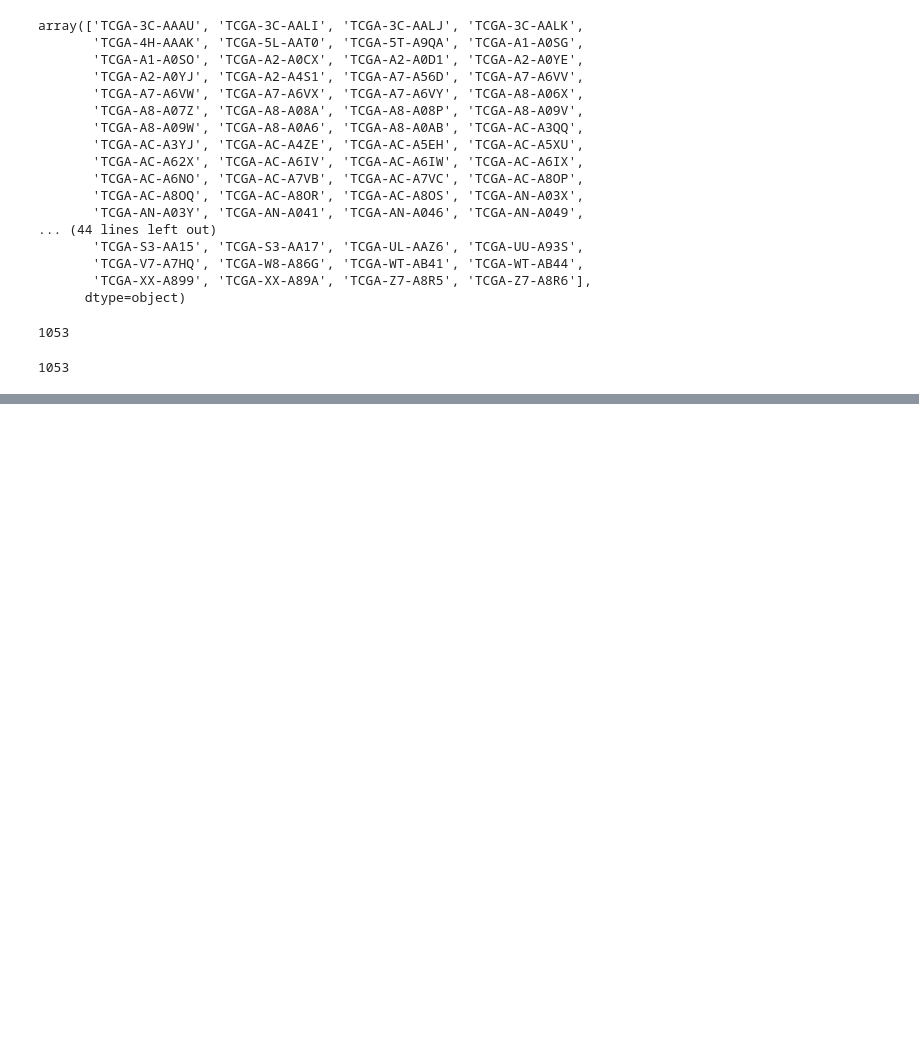
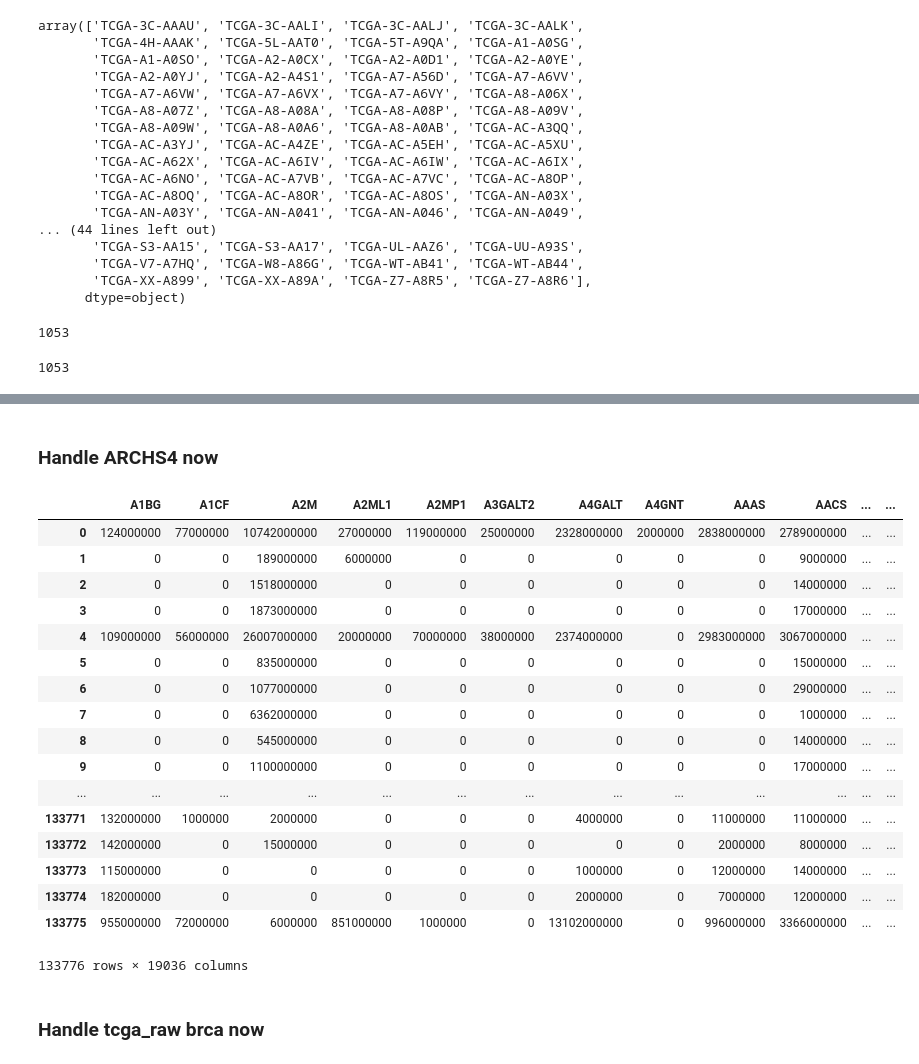
Before and after one commit to DEIB-GECO/brca_subtype, a Jupyter notebook: notebooks/ARCHS4_tcga_preprocessing.ipynb, the cells around one changed output, grey strips where cells are left out. Cells and saved outputs as stored; diff of their text form; code cells hidden in the pictures; blank space fills up the shorter version.

```diff
--- a/notebooks/ARCHS4_tcga_preprocessing.ipynb
+++ b/notebooks/ARCHS4_tcga_preprocessing.ipynb
@@ -258,0 +303,29 @@ tcga_raw_no_brca.to_pickle("../data/tcga_raw_no_labelled_brca_19036.pkl")
+# %% [markdown]
+### Handle ARCHS4 now
+# %%
+archs4_full = pd.read_pickle("../data/archs4_full_19036.pkl")
+# %%
+archs4_full = archs4_full.astype("int64")
+# %%
+archs4_full_1000000 = archs4_full*1000*1000
+# %%
+archs4_full_1000000
+# %% [output]
+|  | A1BG | A1CF | A2M | A2ML1 | A2MP1 | A3GALT2 | A4GALT | A4GNT | AAAS | AACS | ... | ... |
+| 0 | 124000000 | 77000000 | 10742000000 | 27000000 | 119000000 | 25000000 | 2328000000 | 2000000 | 2838000000 | 2789000000 | ... | ... |
+| 1 | 0 | 0 | 189000000 | 6000000 | 0 | 0 | 0 | 0 | 0 | 9000000 | ... | ... |
+| 2 | 0 | 0 | 1518000000 | 0 | 0 | 0 | 0 | 0 | 0 | 14000000 | ... | ... |
+| 3 | 0 | 0 | 1873000000 | 0 | 0 | 0 | 0 | 0 | 0 | 17000000 | ... | ... |
+| 4 | 109000000 | 56000000 | 26007000000 | 20000000 | 70000000 | 38000000 | 2374000000 | 0 | 2983000000 | 3067000000 | ... | ... |
+| 5 | 0 | 0 | 835000000 | 0 | 0 | 0 | 0 | 0 | 0 | 15000000 | ... | ... |
+| 6 | 0 | 0 | 1077000000 | 0 | 0 | 0 | 0 | 0 | 0 | 29000000 | ... | ... |
+| 7 | 0 | 0 | 6362000000 | 0 | 0 | 0 | 0 | 0 | 0 | 1000000 | ... | ... |
+| 8 | 0 | 0 | 545000000 | 0 | 0 | 0 | 0 | 0 | 0 | 14000000 | ... | ... |
+| 9 | 0 | 0 | 1100000000 | 0 | 0 | 0 | 0 | 0 | 0 | 17000000 | ... | ... |
+| ... | ... | ... | ... | ... | ... | ... | ... | ... | ... | ... | ... | ... |
+| 133771 | 132000000 | 1000000 | 2000000 | 0 | 0 | 0 | 4000000 | 0 | 11000000 | 11000000 | ... | ... |
+| 133772 | 142000000 | 0 | 15000000 | 0 | 0 | 0 | 0 | 0 | 2000000 | 8000000 | ... | ... |
+| 133773 | 115000000 | 0 | 0 | 0 | 0 | 0 | 1000000 | 0 | 12000000 | 14000000 | ... | ... |
+| 133774 | 182000000 | 0 | 0 | 0 | 0 | 0 | 2000000 | 0 | 7000000 | 12000000 | ... | ... |
+| 133775 | 955000000 | 72000000 | 6000000 | 851000000 | 1000000 | 0 | 13102000000 | 0 | 996000000 | 3366000000 | ... | ... |
+133776 rows × 19036 columns
@@ -258,0 +340,2 @@ tcga_raw_no_brca.to_pickle("../data/tcga_raw_no_labelled_brca_19036.pkl")
+# %% [markdown]
+### Handle tcga_raw brca now
```
Also changed, not shown: parts of 48 cells of this notebook, 14 other files.
